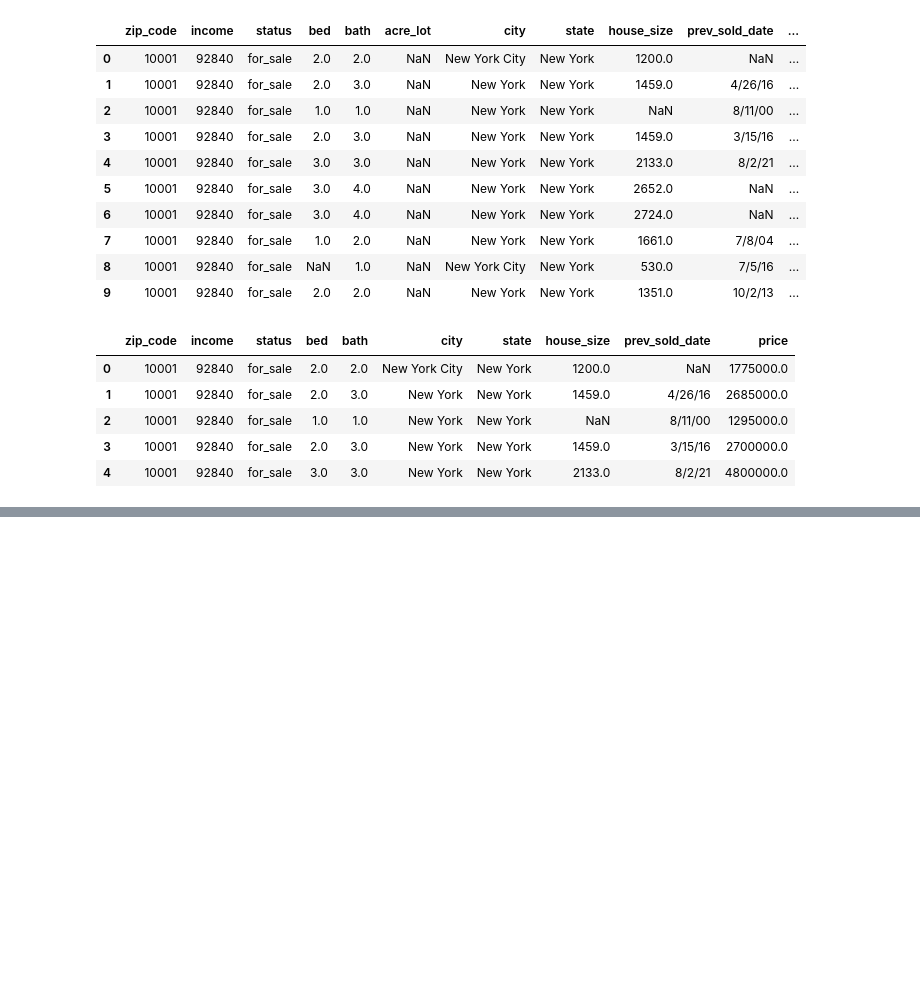
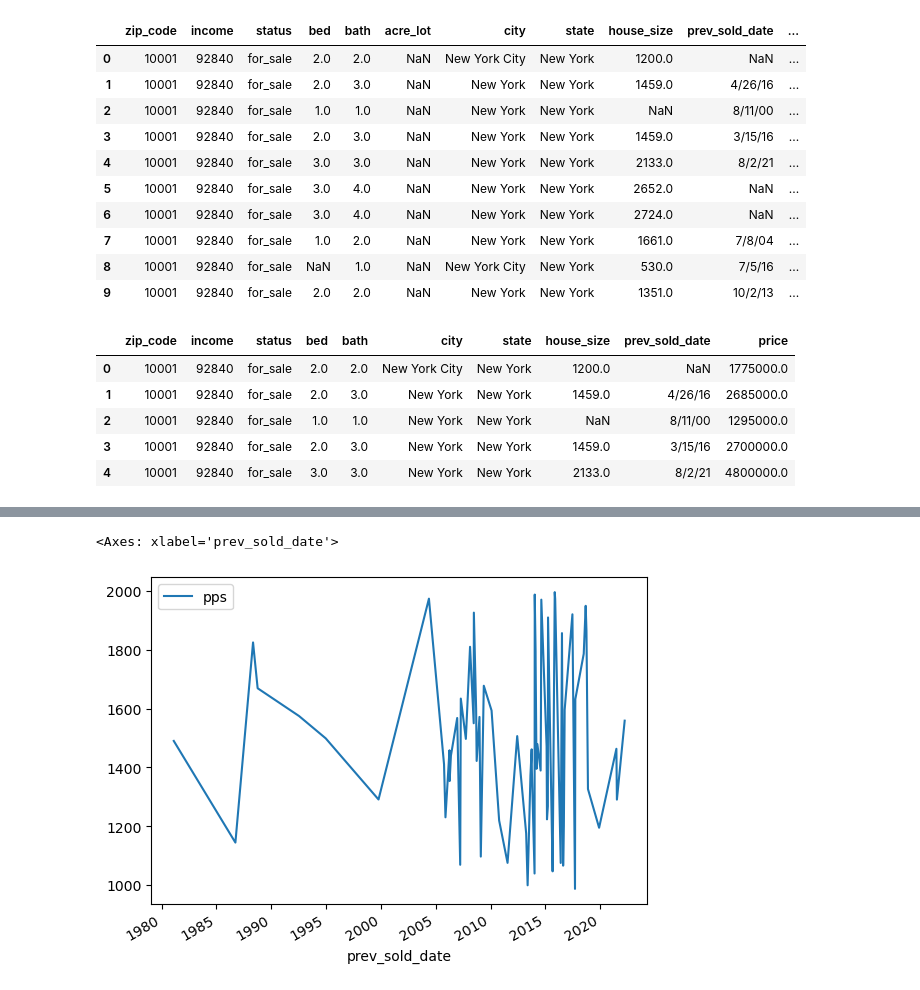
Before and after one commit to RE-Price-Predictor/ml-predictor, a Jupyter notebook: Random_Forest_Price-Predictor.ipynb, the cells around one changed output, grey strips where cells are left out. Cells and saved outputs as stored; diff of their text form; code cells hidden in the pictures; blank space fills up the shorter version.

```diff
--- a/Random_Forest_Price-Predictor.ipynb
+++ b/Random_Forest_Price-Predictor.ipynb
@@ -74,0 +95,6 @@ joined_df3.head()
+# %%
+joined_df3['pps']=joined_df3['price']/joined_df3['house_size']
+joined_df3.loc[(joined_df3['zip_code']==10003) & (joined_df3['pps']<2000)].plot(x='prev_sold_date', y='pps')
+# %% [output]
+<Axes: xlabel='prev_sold_date'>
+[figure, added]
```
Also changed, not shown: parts of 19 cells of this notebook.
